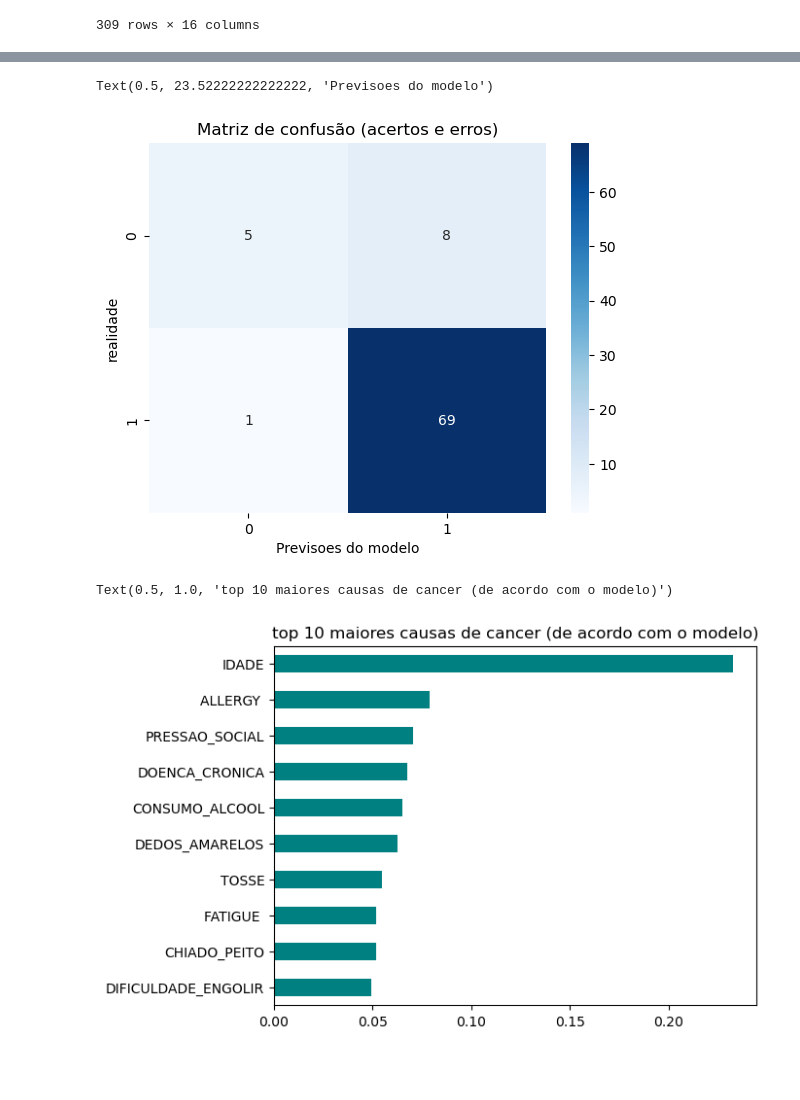
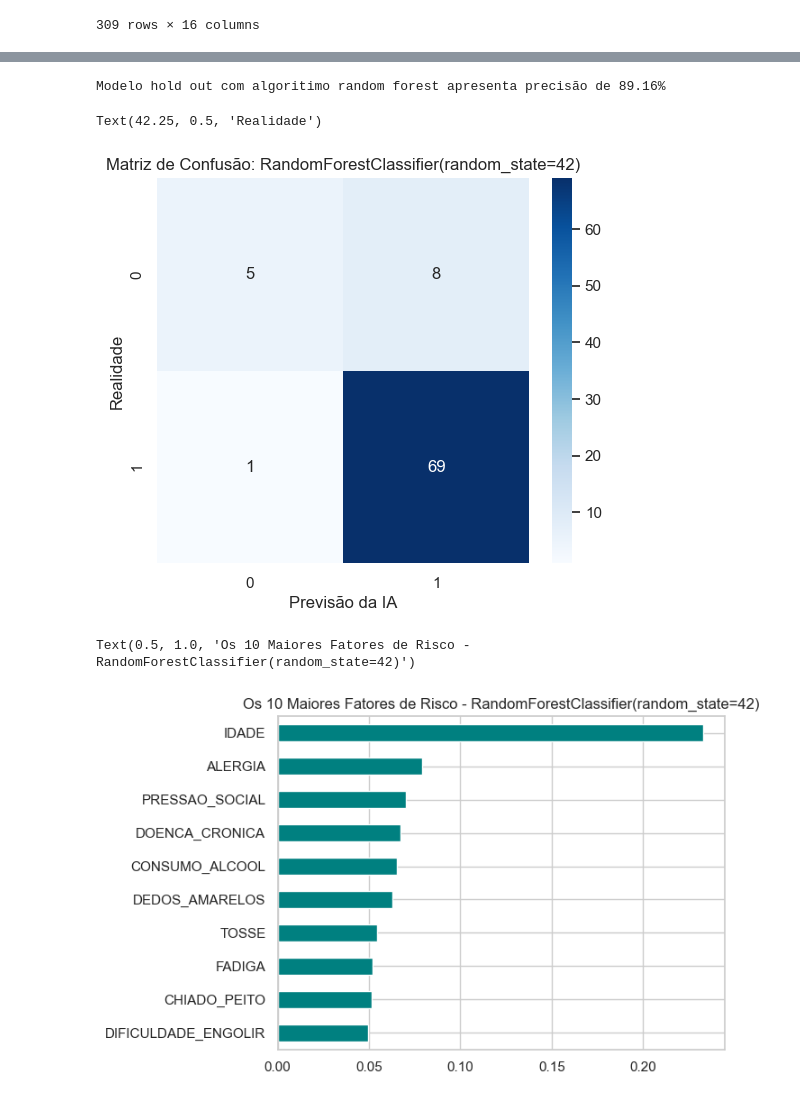
Before and after one commit to Luidy-Costa/project, a Jupyter notebook: lung-cancer-ml/lung_cancer_prediction.ipynb, the cells around one changed output, grey strips where cells are left out. Saved outputs shown, nothing was run; the diff lists cells and outputs as text; code cells hidden in the pictures; blank space fills up the shorter version.

```diff
--- a/lung-cancer-ml/lung_cancer_prediction.ipynb
+++ b/lung-cancer-ml/lung_cancer_prediction.ipynb
@@ -179,0 +189,26 @@ accuracy_score(y_teste,previsoes)
+# %%
+melhor_algoritimo_nome = ""
+melhor_algoritimo_objeto = None
+melhor_acuracia = 0
+media_comparativa = 0
+
+print(f"{'ALGORITMO':<25} | {'MÉDIA (CV)':<12} | {'ESTABILIDADE (Desvio)'}")
+print("_"*65)
+#cada agoritimo sera treinado e testado 10 vezes com
+for nome, algoritimo in algoritimos.items():
+    scores = cross_val_score(algoritimo,x,y,cv=kfold,scoring='accuracy')
+
+    media = scores.mean()
+    desvio = scores.std()
+
+    print(f"{nome:<25} | {media*100:.2f}% | [+/-]{desvio*100:.2f}%")
+
+    if media-desvio > media_comparativa:
+        melhor_algoritimo_nome = nome
+        melhor_algoritimo_objeto = algoritimo
+        melhor_acuracia = media
+        media_comparativa = media - desvio
+
+print("-"*65)
+print(f"Melhor algoritimo: {melhor_algoritimo_nome}")
+print(f"com acuracia media de {melhor_acuracia*100:.2f}%")
@@ -180,18 +226,26 @@ accuracy_score(y_teste,previsoes)
+# %%
+modelo = melhor_algoritimo_objeto.fit(x_treino,y_treino)
+
+previsoes = modelo.predict(x_teste)
+acuracia = accuracy_score(y_teste,previsoes)
+
+print(f"Modelo hold out com algoritimo random forest apresenta precisão de {acuracia*100:.2f}%")
+# %% [output]
+Modelo hold out com algoritimo random forest apresenta precisão de 89.16%
 # %%
-plt.figure()
-sns.heatmap(confusion_matrix(y_teste,previsoes),annot=True,fmt="d", cmap="Blues")
-plt.title("Matriz de confusão (acertos e erros)")
-plt.ylabel('realidade')
-plt.xlabel("Previsoes do modelo")
+#criando matriz de erro
+plt.figure(figsize=(6, 5))
+sns.heatmap(confusion_matrix(y_teste, previsoes), annot=True, fmt="d", cmap="Blues")
+plt.title(f"Matriz de Confusão: {modelo}")
+plt.xlabel("Previsão da IA")
+plt.ylabel("Realidade")
 # %% [output]
-Text(0.5, 23.52222222222222, 'Previsoes do modelo')
+Text(42.25, 0.5, 'Realidade')
-[figure, old version]
+[figure, new version]
 # %%
-pureza= pd.Series(modelo.feature_importances_,index=x.columns)
-
-plt.figure()
+pureza = pd.Series(modelo.feature_importances_, index=x.columns)
 pureza.nlargest(10).sort_values().plot(kind="barh", color="teal")
-plt.title("top 10 maiores causas de cancer (de acordo com o modelo)")
+plt.title(f"Os 10 Maiores Fatores de Risco - {modelo}")
 # %% [output]
-Text(0.5, 1.0, 'top 10 maiores causas de cancer (de acordo com o modelo)')
+Text(0.5, 1.0, 'Os 10 Maiores Fatores de Risco - RandomForestClassifier(random_state=42)')
-[figure, old version]
+[figure, new version]
```
Also changed, not shown: parts of 22 cells of this notebook, 1 other file.
